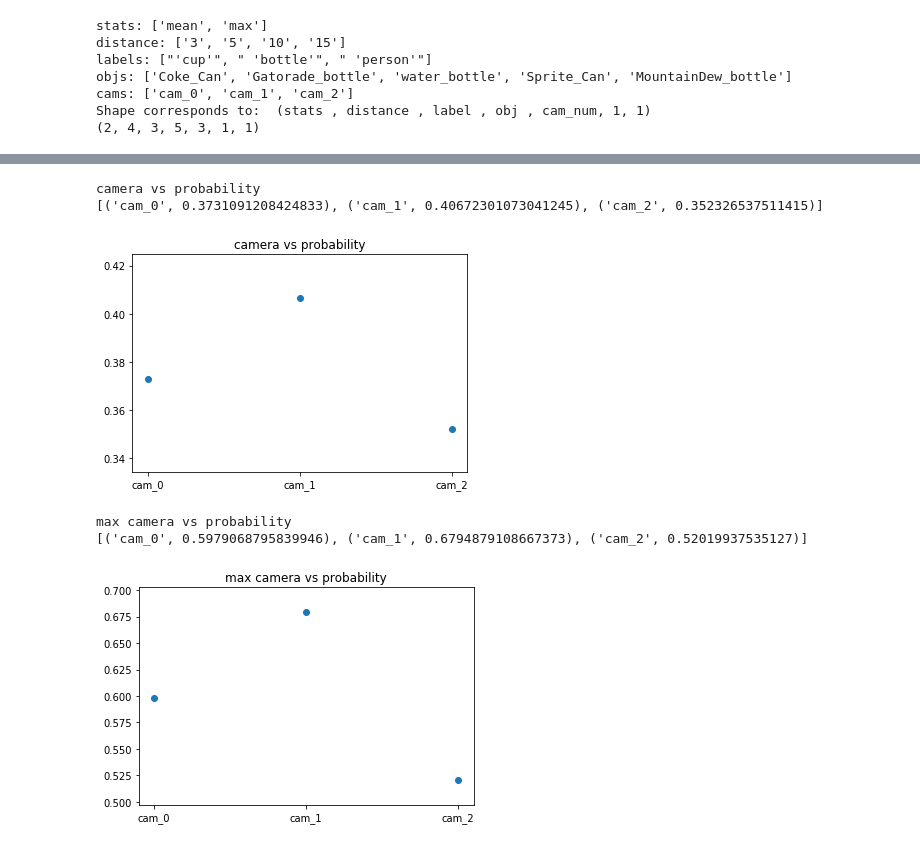
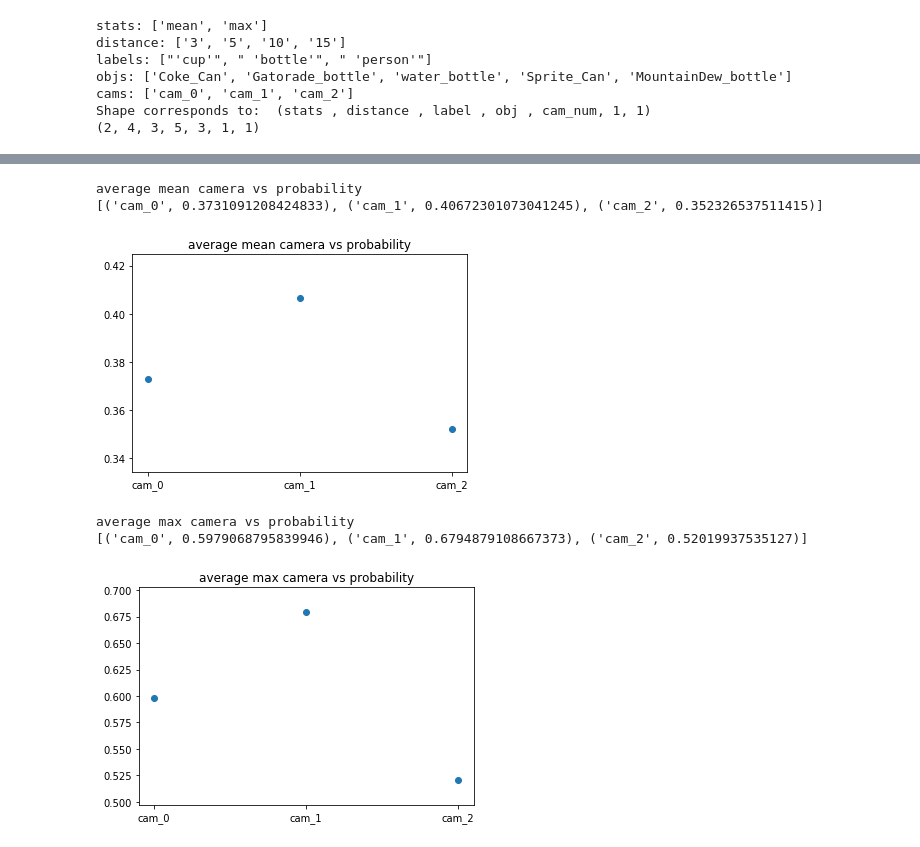
Before and after one commit to linklab-uva/iowt, a Jupyter notebook: benchmark_data_analysis.ipynb, the cells around one changed output, grey strips where cells are left out. Cells and saved outputs as stored; diff of their text form; code cells hidden in the pictures.

```diff
--- a/benchmark_data_analysis.ipynb
+++ b/benchmark_data_analysis.ipynb
@@ -130,31 +126,31 @@ max distance vs probability
 # %%
-title = "camera vs probability"
+title = "average mean camera vs probability"
 print(title)
 category_num = 4 # camera num
 avg_prob = data[0] # 0 - mean, 1 - max
 avg_prob = np.mean(avg_prob, axis=tuple([i for i in range(avg_prob.ndim) if i != category_num - 1]))
 print(list(zip(data_categories[category_num], avg_prob)))
 plt.title(title)
 plt.xlabel = 'camera'
 plt.ylabel = 'probability'
 plt.scatter(data_categories[category_num], avg_prob)
 plt.show()
 
-title="max camera vs probability"
+title="average max camera vs probability"
 print(title)
 category_num = 4 #camera num
 avg_prob = data[1] # 0 - mean, 1 - max
 avg_prob = np.mean(avg_prob, axis=tuple([i for i in range(avg_prob.ndim) if i != category_num - 1]))
 print(list(zip(data_categories[category_num], avg_prob)))
 plt.title(title)
 plt.xlabel = 'camera'
 plt.ylabel = 'probability'
 plt.scatter(data_categories[category_num], avg_prob)
 plt.show()
 # %% [output]
-camera vs probability
+average mean camera vs probability
 [('cam_0', 0.3731091208424833), ('cam_1', 0.40672301073041245), ('cam_2', 0.352326537511415)]
-[figure, old version]
+[figure, new version]
-max camera vs probability
+average max camera vs probability
 [('cam_0', 0.5979068795839946), ('cam_1', 0.6794879108667373), ('cam_2', 0.52019937535127)]
-[figure, old version]
+[figure, new version]
```
Also changed, not shown: parts of 5 cells of this notebook, 3 other files.
